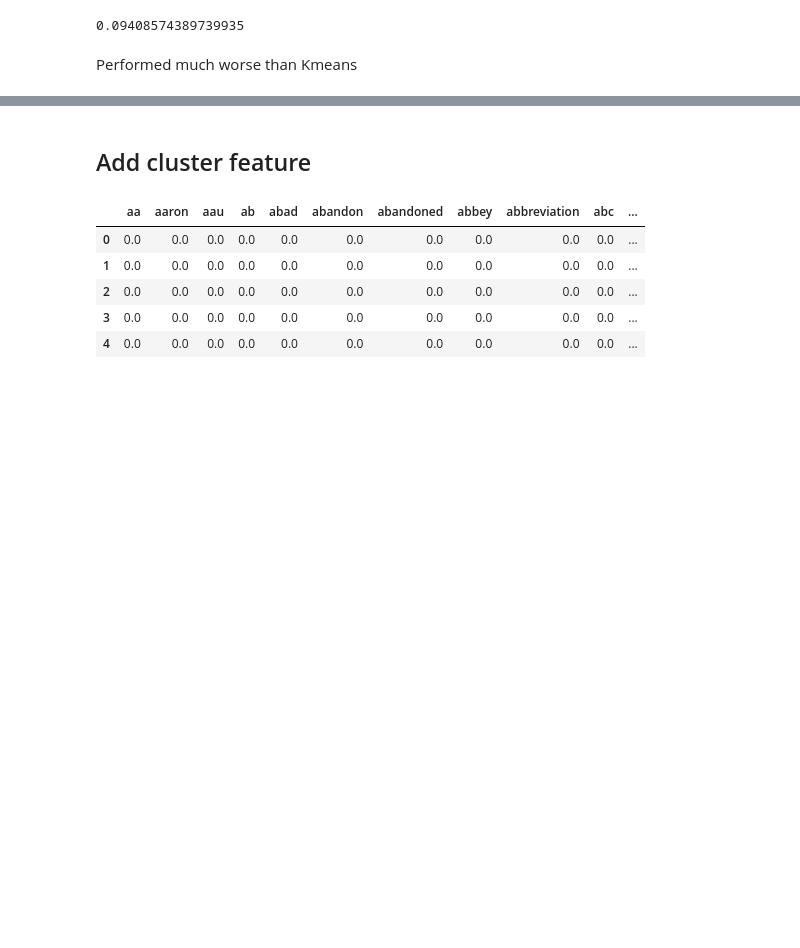
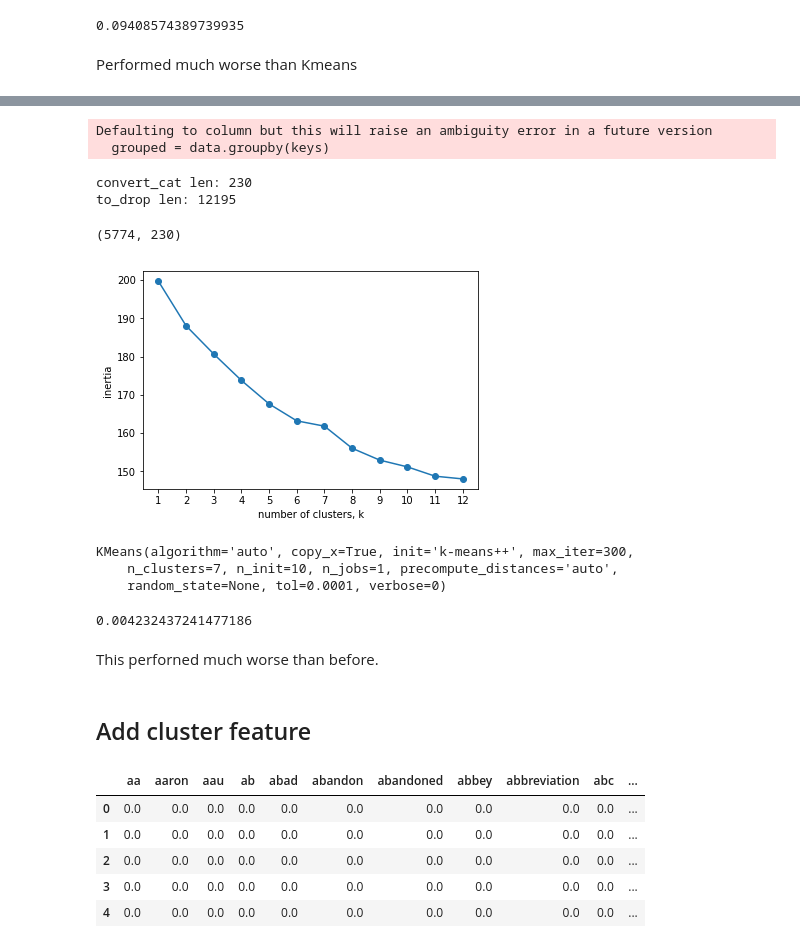
Before and after one commit to brendanmcgivern/data-science, a Jupyter notebook: NLP/unsupervised_capstone-V2.ipynb, the cells around one changed output, grey strips where cells are left out. Saved outputs shown, nothing was run; the diff lists cells and outputs as text; code cells hidden in the pictures; blank space fills up the shorter version.

```diff
--- a/NLP/unsupervised_capstone-V2.ipynb
+++ b/NLP/unsupervised_capstone-V2.ipynb
@@ -361,0 +358,3 @@ Performed much worse than Kmeans
+# %%
+tfidf_df = pd.DataFrame(tfidfs.A, columns=tfidf_vectorizer.get_feature_names())
+tfidf_df.head()
@@ -362,3 +369,74 @@ Performed much worse than Kmeans
+# %%
+convert_cat = []
+to_drop = []
+
+categorical = tfidf_df.columns
+
+for index, feature in enumerate(categorical):
+
+    cont = pd.crosstab(tfidf_df[feature], df_news['category'], colnames=[None])
+    chi2_res = scipy.stats.chi2_contingency(cont)
+
+    # Keep all features with a significant P-value and drop the others
+    if chi2_res[1] <= 0.05:
+        convert_cat.append(feature)
+    else:
+        to_drop.append(feature)
+# %% [output]
+Defaulting to column but this will raise an ambiguity error in a future version
+  grouped = data.groupby(keys)
+# %%
+print(f'convert_cat len: {len(convert_cat)}')
+print(f'to_drop len: {len(to_drop)}')
+# %% [output]
+convert_cat len: 230
+to_drop len: 12195
+# %%
+# Drop cols
+tfidf_df_chi2 = tfidf_df.loc[:, ~tfidf_df.columns.isin(to_drop)]
+# %%
+tfidf_df_chi2.shape
+# %% [output]
+(5774, 230)
+# %%
+# Intertias
+ks = range(1, 13)
+inertias = []
+
+for k in ks:
+    # Create a KMeans instance with k clusters: model
+    model = KMeans(n_clusters=k)
+
+    # Fit model to samples
+    model.fit(tfidf_df_chi2)
+
+    # Append the inertia to the list of inertias
+    inertias.append(model.inertia_)
+
+# Plot ks vs inertias
+plt.plot(ks, inertias, '-o')
+plt.xlabel('number of clusters, k')
+plt.ylabel('inertia')
+plt.xticks(ks)
+plt.show()
+# %% [output]
+[figure, added]
+# %%
+km_7 = KMeans(n_clusters=7)
+
+# Fit model to samples
+km_7.fit(tfidf_df_chi2)
+# %% [output]
+KMeans(algorithm='auto', copy_x=True, init='k-means++', max_iter=300,
+    n_clusters=7, n_init=10, n_jobs=1, precompute_distances='auto',
+    random_state=None, tol=0.0001, verbose=0)
+# %%
+km_7_pred = km_7.predict(tfidf_df_chi2)
+metrics.adjusted_rand_score(df_news['category'].values, km_7_pred)
+# %% [output]
+0.004232437241477186
+# %% [markdown]
+This perforned much worse than before.
 # %% [markdown]
 ## Add cluster feature
 # %%
```
Also changed, not shown: parts of 10 cells of this notebook.
